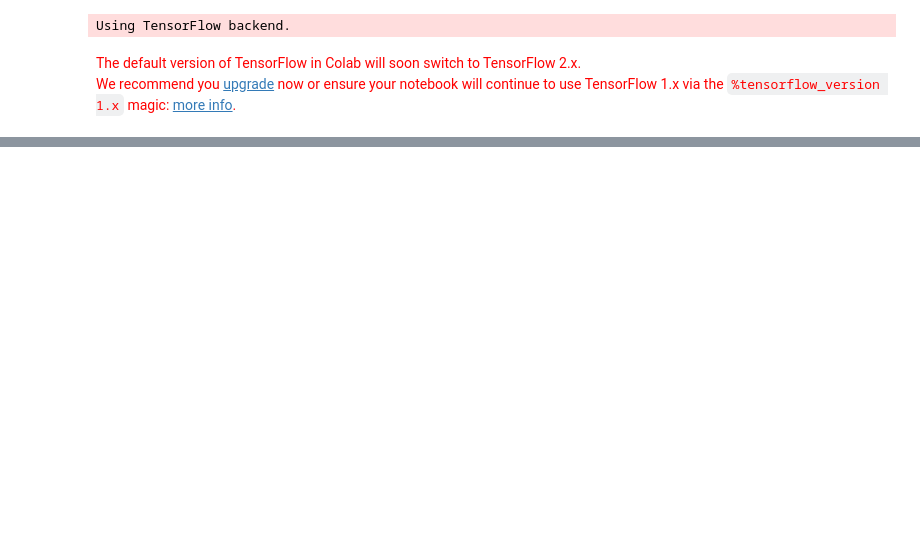
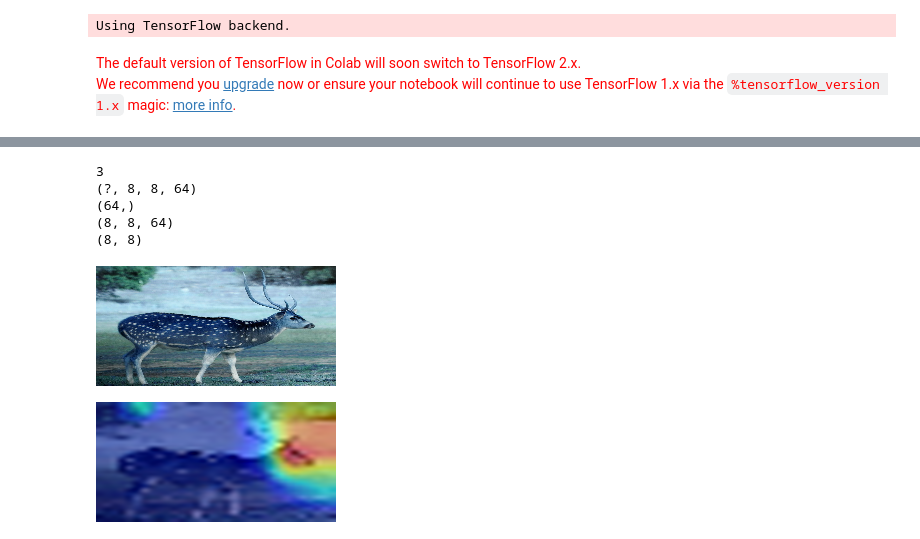
Before and after one commit to abinesh1/TSAI, a Jupyter notebook: Assignment4/Assignment4B.ipynb, the cells around one changed output, grey strips where cells are left out. Cells and saved outputs as stored; diff of their text form; code cells hidden in the pictures; blank space fills up the shorter version.

```diff
--- a/Assignment4/Assignment4B.ipynb
+++ b/Assignment4/Assignment4B.ipynb
@@ -464,0 +494,10 @@ print('Test accuracy:', scores[1])
+# %%
+gradcam("https://www.feralscan.org.au/images/2018%20images/Chital%204%20lowres.jpg")
+# %% [output]
+3
+(?, 8, 8, 64)
+(64,)
+(8, 8, 64)
+(8, 8)
+[figure, added]
+[figure, added]
```
Also changed, not shown: parts of 23 cells of this notebook.
